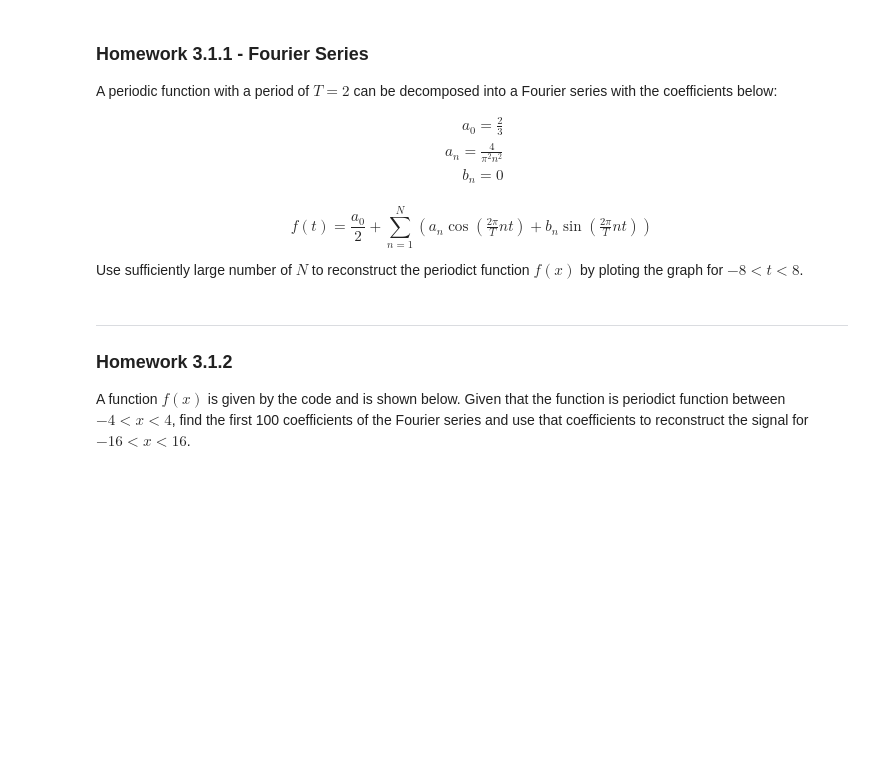
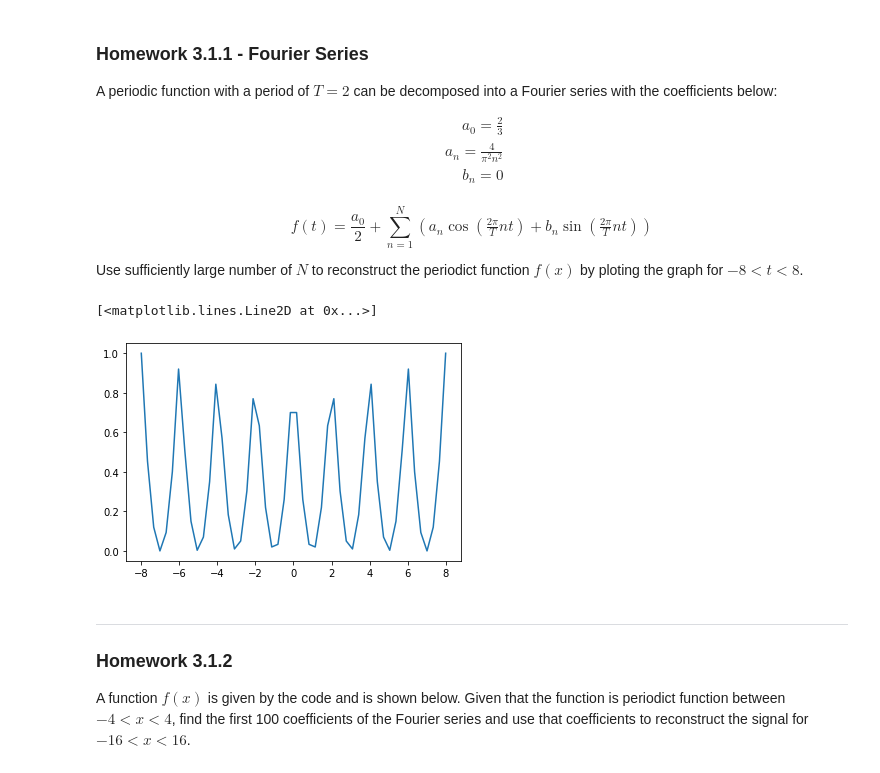
Before and after one commit to r4b61t/ssm, a Jupyter notebook: Homework/Homework 3.1.ipynb, the cells around one changed output. Cells and saved outputs as stored; diff of their text form; code cells hidden in the pictures; blank space fills up the shorter version.

```diff
--- a/Homework/Homework 3.1.ipynb
+++ b/Homework/Homework 3.1.ipynb
@@ -15,6 +15,19 @@ $$
 $$
 
 Use sufficiently large number of $N$ to reconstruct the periodict function $f(x)$ by ploting the graph for $-8 < t < 8$.
+# %%
+T=2
+a0 = 2/3
+def a(n):
+    return 4/(np.pi * n)**2
+def f(t,N):
+    s = sum(a(n)*np.cos(2*np.pi/T *n *t) for n in range(1,N))
+    return a0/2 + s
+t= np.linspace(-8,8)
+plt.plot(t,f(t,10000))
+# %% [output]
+[<matplotlib.lines.Line2D at 0x...>]
+[figure, added]
 # %% [markdown]
 ___
 ### Homework 3.1.2
```
Also changed, not shown: parts of 6 cells of this notebook, 1 other file.
